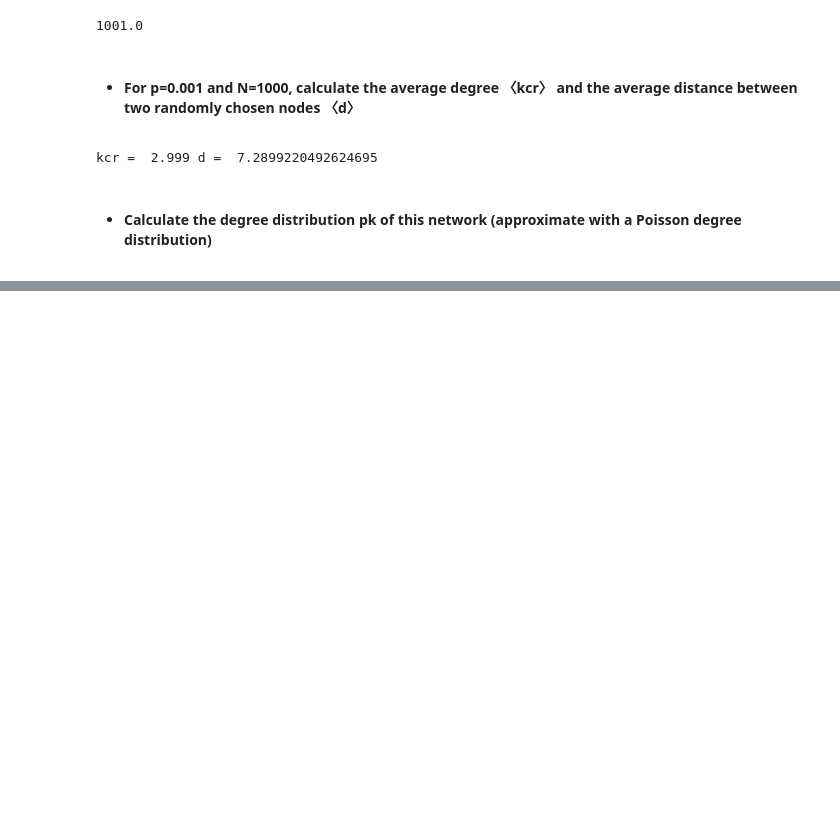
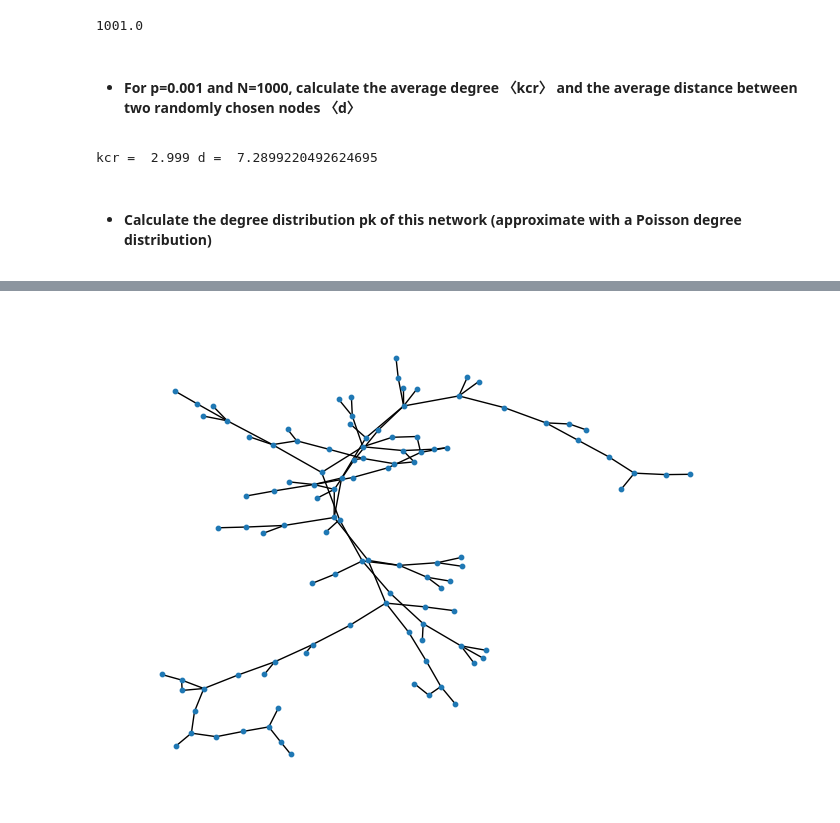
Before and after one commit to leonardamsler/socialgraphs2023, a Jupyter notebook: personal_notebooks/week2.ipynb, the cells around one changed output, grey strips where cells are left out. Cells and saved outputs as stored; diff of their text form; code cells hidden in the pictures; blank space fills up the shorter version.

```diff
--- a/personal_notebooks/week2.ipynb
+++ b/personal_notebooks/week2.ipynb
@@ -316,0 +331,8 @@ TypeError: 'numpy.float64' object cannot be interpreted as an integer
+# %%
+# get the biggest component
+Gcc = sorted(nx.connected_components(Random_network), key=len, reverse=True)
+G0 = Random_network.subgraph(Gcc[0]).copy()
+
+nx.draw(G0, node_size=10)
+# %% [output]
+[figure, added]
```
Also changed, not shown: parts of 10 cells of this notebook.
